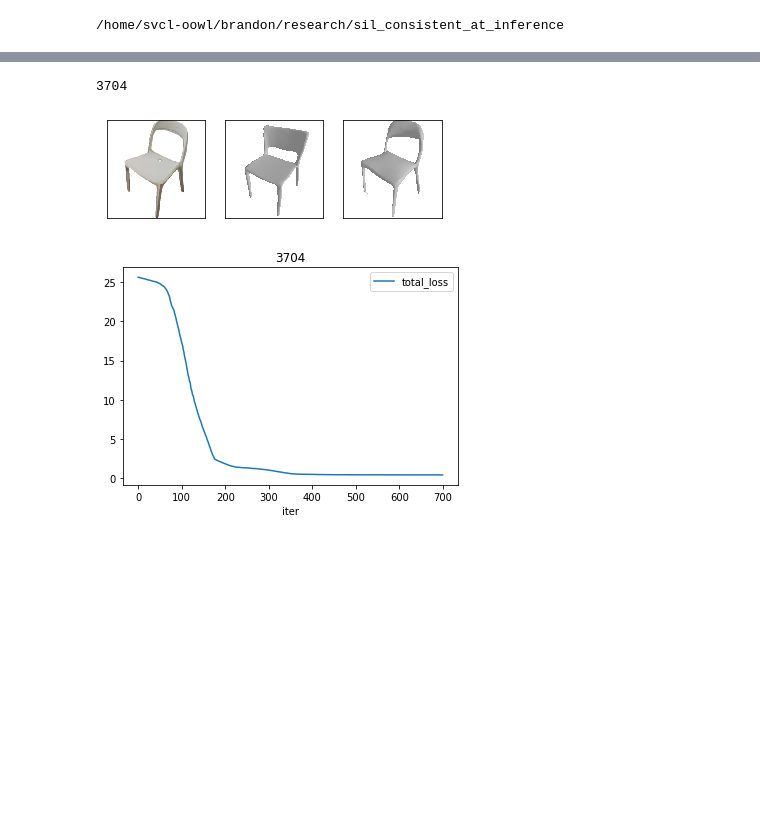
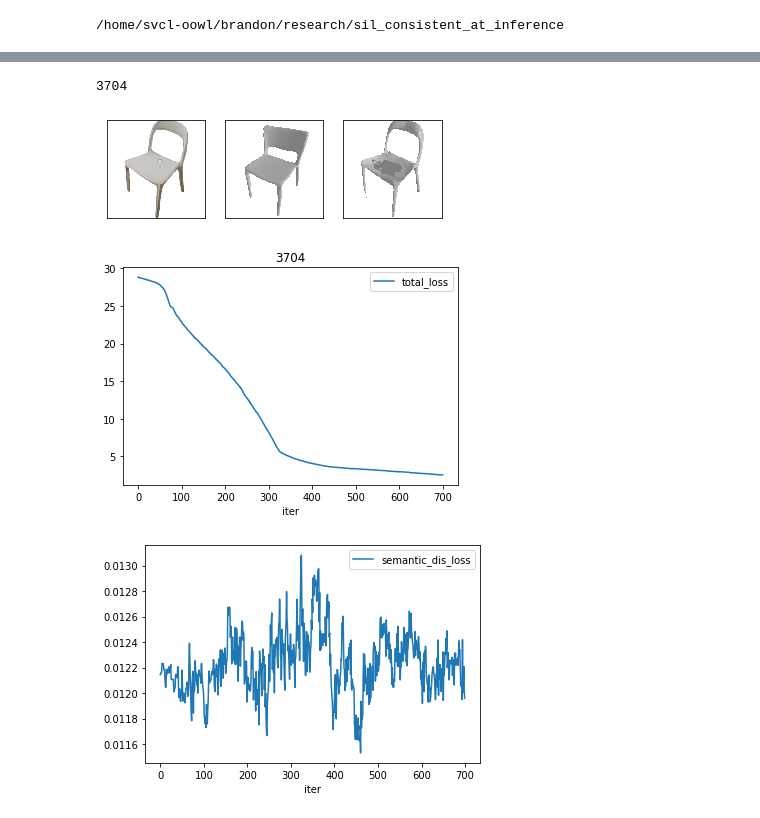
Before and after one commit to edwardyang12/sil_consistent_at_inference, a Jupyter notebook: notebooks/postprocess_dataset.ipynb, the cells around one changed output, grey strips where cells are left out. Drawn from its saved outputs; the diff is of its cells as text; code cells hidden in the pictures; blank space fills up the shorter version.

```diff
--- a/notebooks/postprocess_dataset.ipynb
+++ b/notebooks/postprocess_dataset.ipynb
@@ -70,7 +70,7 @@ cfg_path = "configs/default.yaml"
 #cfg_path = "configs/only_sil.yaml"
 gpu_num = 0
 device = torch.device("cuda:"+str(gpu_num))
-experiment_name = "hole_test"
+experiment_name = "test"
 #meshes_to_render = None
 use_meshes = ['3704']
 # %%
@@ -97,20 +98,22 @@ dataset_loss_info = postprocess_dataset.postprocess_data(input_dir_img, input_di
 show_meshes(input_dir_img, input_dir_mesh, experiment_name, use_meshes)
 # %% [output]
 3704
-[figure, old version]
+[figure, new version]
 # %%
 # show training loss info
 for instance_name in dataset_loss_info:
     loss_info = dataset_loss_info[instance_name]
     loss_info.plot.line(x='iter', y='total_loss', title="{}".format(instance_name))
     #loss_info.plot.line(x='iter', y='sil_loss')
     #loss_info.plot.line(x='iter', y='img_sym_loss')
     #loss_info.plot.line(x='iter', y='vertex_sym_loss')
     #loss_info.plot.line(x='iter', y='l2_loss')
     #loss_info.plot.line(x='iter', y='lap_smoothness_loss')
     #loss_info.plot.line(x='iter', y='normal_consistency_loss')
+    loss_info.plot.line(x='iter', y='semantic_dis_loss')
 # %% [output]
-[figure, old version]
+[figure, new version]
+[figure, added]
 # %%
 # delete all postprocessed meshes, reverting back to only original objs and imgs
 all_mesh_paths = glob.glob(os.path.join(input_dir_mesh, "*.obj"))
```
Also changed, not shown: parts of 1 cell of this notebook, 8 other files.
